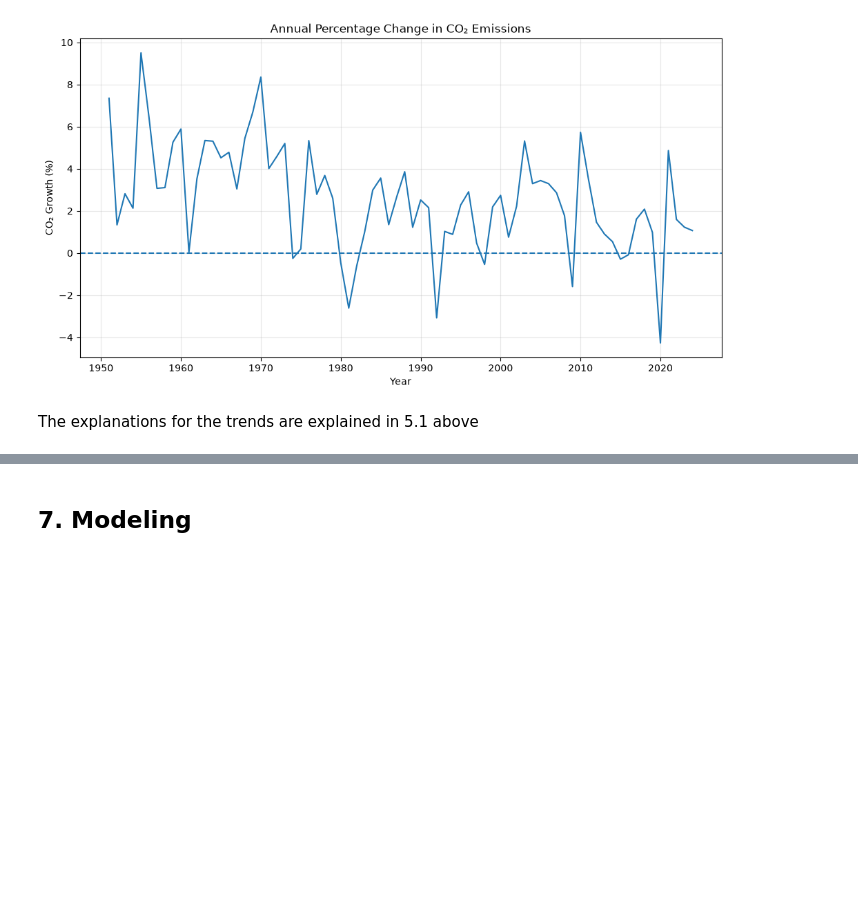
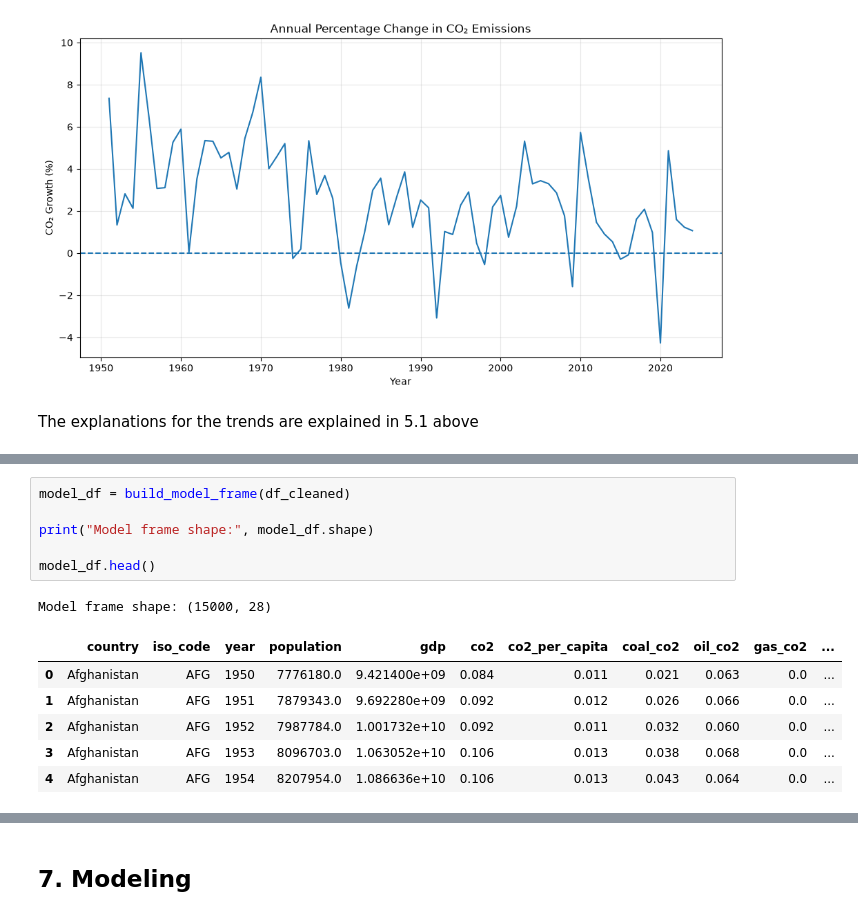
Before and after one commit to chepchiengemmans/Data_nerds_emissions_project, a Jupyter notebook: forecast_cleaning.ipynb, the cells around one changed output, grey strips where cells are left out. Cells and saved outputs as stored; diff of their text form; blank space fills up the shorter version.

```diff
--- a/forecast_cleaning.ipynb
+++ b/forecast_cleaning.ipynb
@@ -573,0 +910,14 @@ The explanations for the trends are explained in 5.1 above
+# %%
+model_df = build_model_frame(df_cleaned)
+
+print("Model frame shape:", model_df.shape)
+
+model_df.head()
+# %% [output]
+Model frame shape: (15000, 28)
+|  | country | iso_code | year | population | gdp | co2 | co2_per_capita | coal_co2 | oil_co2 | gas_co2 | ... |
+| 0 | Afghanistan | AFG | 1950 | 7776180.0 | 9.421400e+09 | 0.084 | 0.011 | 0.021 | 0.063 | 0.0 | ... |
+| 1 | Afghanistan | AFG | 1951 | 7879343.0 | 9.692280e+09 | 0.092 | 0.012 | 0.026 | 0.066 | 0.0 | ... |
+| 2 | Afghanistan | AFG | 1952 | 7987784.0 | 1.001732e+10 | 0.092 | 0.011 | 0.032 | 0.060 | 0.0 | ... |
+| 3 | Afghanistan | AFG | 1953 | 8096703.0 | 1.063052e+10 | 0.106 | 0.013 | 0.038 | 0.068 | 0.0 | ... |
+| 4 | Afghanistan | AFG | 1954 | 8207954.0 | 1.086636e+10 | 0.106 | 0.013 | 0.043 | 0.064 | 0.0 | ... |
```
Also changed, not shown: parts of 33 cells of this notebook.
